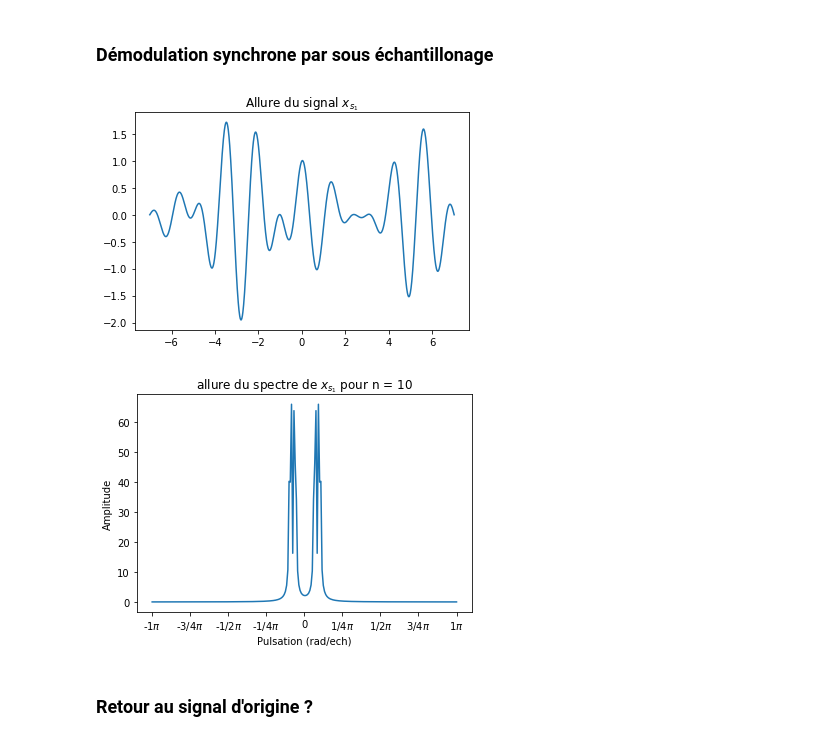
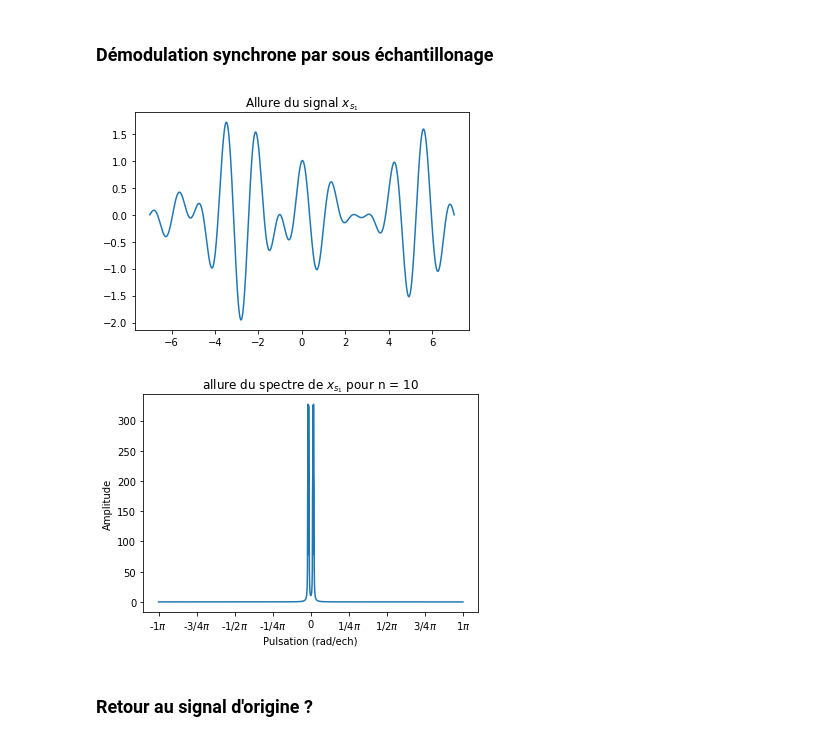
Before and after one commit to alexandrefreyther/Projet-Traitement_du_signal, a Jupyter notebook: Mini-projet.ipynb, the cells around one changed output. Drawn from its saved outputs; the diff is of its cells as text; code cells hidden in the pictures.

```diff
--- a/Mini-projet.ipynb
+++ b/Mini-projet.ipynb
@@ -180,21 +182,21 @@ Ainsi la fréquence minimale d'échantillonage pour x_m serait de  1000.0 Hz
 # %%
 n = 10
 fs = fc/n
 
 # On suppose que l'unité des abscisses pour les signaux est la seconde.
 
 Lt_echantillonnage = np.linspace(a,b,int(fs*(b-a)))
 xs1_discret = np.vectorize(xm1)(Lt_echantillonnage)
 
 plt.figure()
 plt.plot(Lt_echantillonnage,xs1_discret, label="$x_{s_1}$ (echantillonnage avec n = "+str(n))
 plt.title("Allure du signal $x_{s_1}$")
 plt.show()
 
-afficher_spectre(xm_échantilloné, "allure du spectre de $x_{s_1}$ pour n = "+str(n))
+afficher_spectre(xs1_discret, "allure du spectre de $x_{s_1}$ pour n = "+str(n))
 # %% [output]
 [figure]
-[figure, old version]
+[figure, new version]
 # %% [markdown]
 ### Retour au signal d'origine ?
 # %%
```
Also changed, not shown: parts of 28 cells of this notebook, 1 other file.
